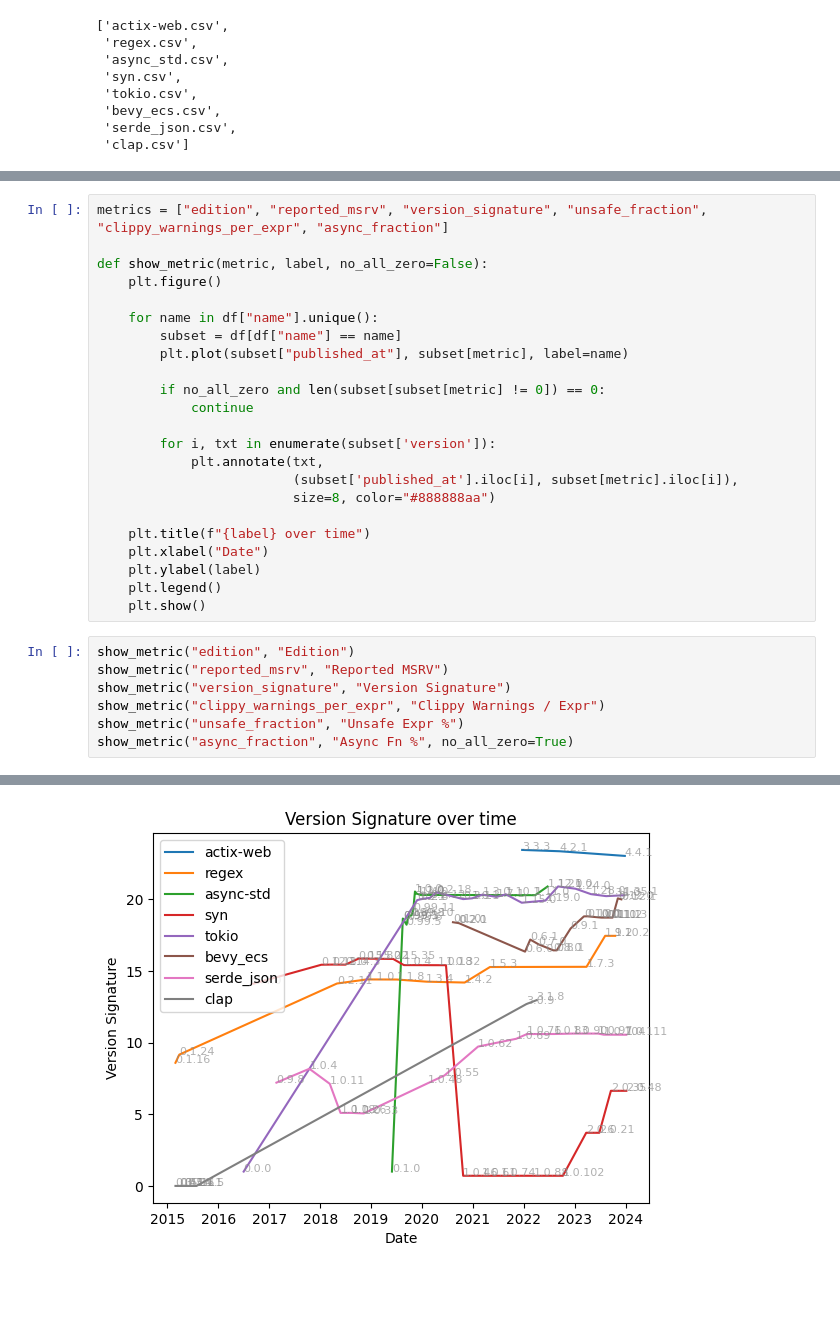
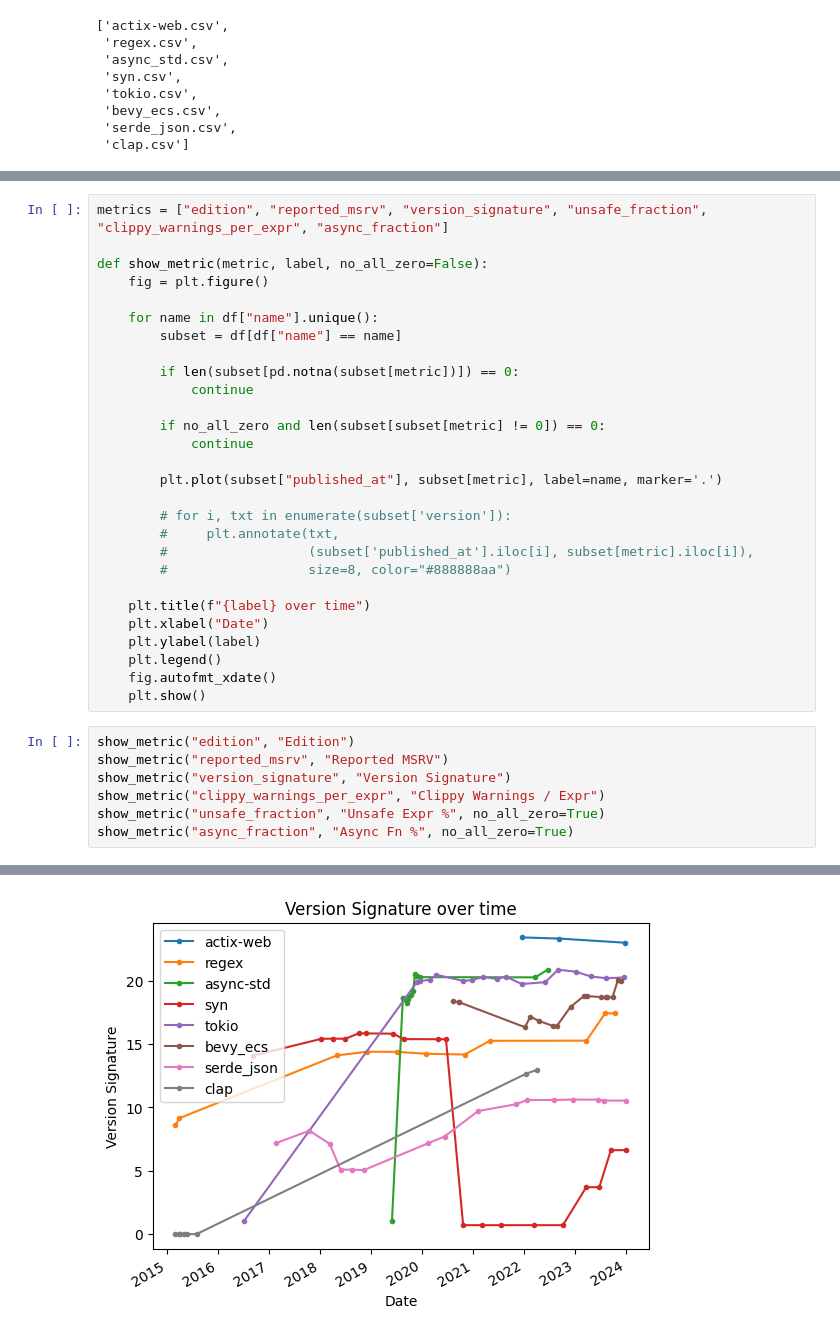
Before and after one commit to cb-p/rust-modernity, a Jupyter notebook: analyze_results.ipynb, the cells around one changed output, grey strips where cells are left out. Drawn from its saved outputs; the diff is of its cells as text; blank space fills up the shorter version.

Commit message:
Improve plots

```diff
--- a/analyze_results.ipynb
+++ b/analyze_results.ipynb
@@ -31,30 +31,35 @@ df.head()
 metrics = ["edition", "reported_msrv", "version_signature", "unsafe_fraction", "clippy_warnings_per_expr", "async_fraction"]
 
 def show_metric(metric, label, no_all_zero=False):
-    plt.figure()
+    fig = plt.figure()
 
     for name in df["name"].unique():
         subset = df[df["name"] == name]
-        plt.plot(subset["published_at"], subset[metric], label=name)
+
+        if len(subset[pd.notna(subset[metric])]) == 0:
+            continue
 
         if no_all_zero and len(subset[subset[metric] != 0]) == 0:
             continue
 
-        for i, txt in enumerate(subset['version']):
-            plt.annotate(txt,
-                         (subset['published_at'].iloc[i], subset[metric].iloc[i]),
-                         size=8, color="#888888aa")
+        plt.plot(subset["published_at"], subset[metric], label=name, marker='.')
+
+        # for i, txt in enumerate(subset['version']):
+        #     plt.annotate(txt,
+        #                  (subset['published_at'].iloc[i], subset[metric].iloc[i]),
+        #                  size=8, color="#888888aa")
 
     plt.title(f"{label} over time")
     plt.xlabel("Date")
     plt.ylabel(label)
     plt.legend()
+    fig.autofmt_xdate()
     plt.show()
 # %%
 show_metric("edition", "Edition")
 show_metric("reported_msrv", "Reported MSRV")
 show_metric("version_signature", "Version Signature")
 show_metric("clippy_warnings_per_expr", "Clippy Warnings / Expr")
-show_metric("unsafe_fraction", "Unsafe Expr %")
+show_metric("unsafe_fraction", "Unsafe Expr %", no_all_zero=True)
 show_metric("async_fraction", "Async Fn %", no_all_zero=True)
 # %% [output]
@@ -63 +68 @@ show_metric("async_fraction", "Async Fn %", no_all_zero=True)
-[figure, old version]
+[figure, new version]
```
Also changed, not shown: parts of 1 cell of this notebook.
